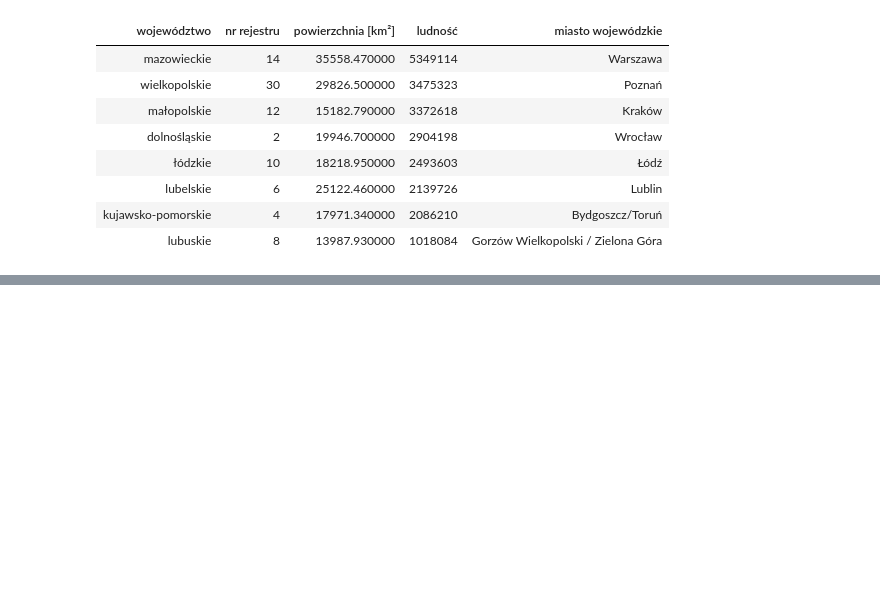
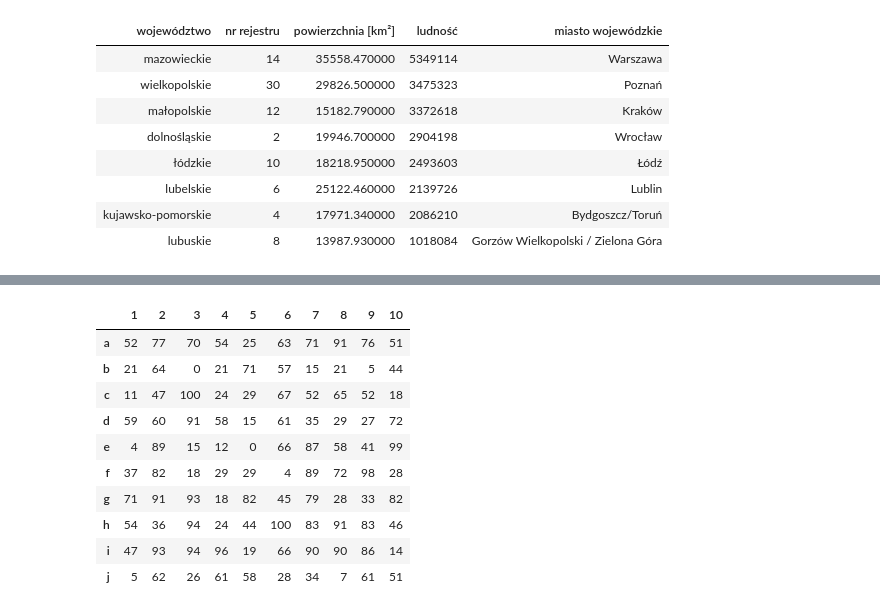
Before and after one commit to bfokss/cdv-ml, a Jupyter notebook: 06_lab/06_lab_zadania.ipynb, the cells around one changed output, grey strips where cells are left out. Saved outputs shown, nothing was run; the diff lists cells and outputs as text; code cells hidden in the pictures; blank space fills up the shorter version.

```diff
--- a/06_lab/06_lab_zadania.ipynb
+++ b/06_lab/06_lab_zadania.ipynb
@@ -192,0 +339,8 @@ display(provinceDf.style.hide_index())
+# %%
+import random
+
+randomIntArray = []
+
+for i in range(0,100):
+    randInt = random.randint(0,100)
+    randomIntArray.append(randInt)
@@ -192,0 +349,4 @@ display(provinceDf.style.hide_index())
+# %%
+randomInts = np.array(randomIntArray)
+randomInts = randomInts.reshape(10,10)
+print(randomInts)
@@ -192,0 +367,3 @@ display(provinceDf.style.hide_index())
+# %%
+intsDf = pd.DataFrame(randomInts, columns = [1,2,3,4,5,6,7,8,9,10], index=["a", "b", "c", "d", "e", "f", "g", "h", "i", "j"])
+print(intsDf)
@@ -192,0 +407,14 @@ display(provinceDf.style.hide_index())
+# %%
+intsDf
+# %% [output]
+|  | 1 | 2 | 3 | 4 | 5 | 6 | 7 | 8 | 9 | 10 |
+| a | 52 | 77 | 70 | 54 | 25 | 63 | 71 | 91 | 76 | 51 |
+| b | 21 | 64 | 0 | 21 | 71 | 57 | 15 | 21 | 5 | 44 |
+| c | 11 | 47 | 100 | 24 | 29 | 67 | 52 | 65 | 52 | 18 |
+| d | 59 | 60 | 91 | 58 | 15 | 61 | 35 | 29 | 27 | 72 |
+| e | 4 | 89 | 15 | 12 | 0 | 66 | 87 | 58 | 41 | 99 |
+| f | 37 | 82 | 18 | 29 | 29 | 4 | 89 | 72 | 98 | 28 |
+| g | 71 | 91 | 93 | 18 | 82 | 45 | 79 | 28 | 33 | 82 |
+| h | 54 | 36 | 94 | 24 | 44 | 100 | 83 | 91 | 83 | 46 |
+| i | 47 | 93 | 94 | 96 | 19 | 66 | 90 | 90 | 86 | 14 |
+| j | 5 | 62 | 26 | 61 | 58 | 28 | 34 | 7 | 61 | 51 |
```
Also changed, not shown: parts of 22 cells of this notebook.
